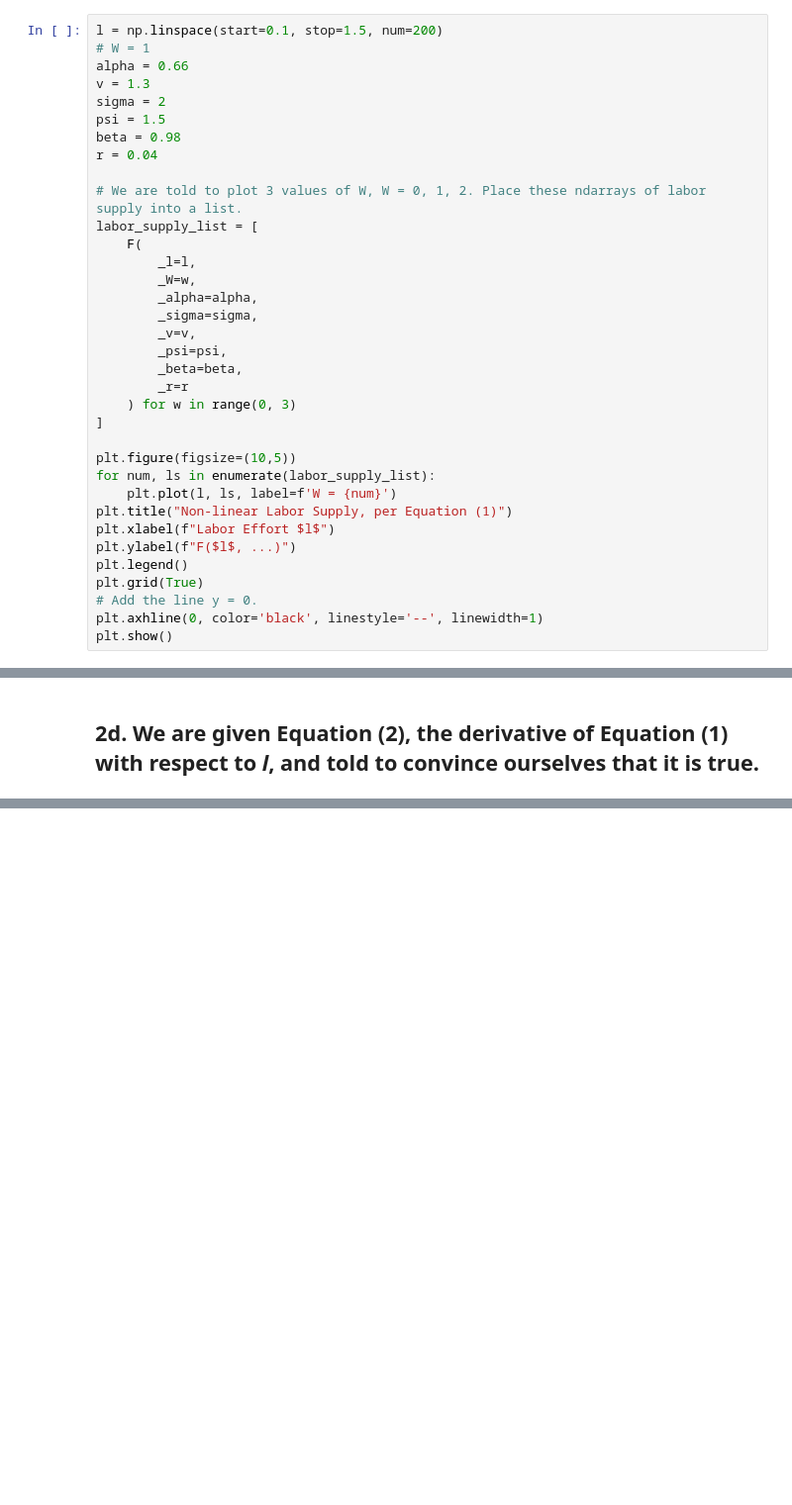
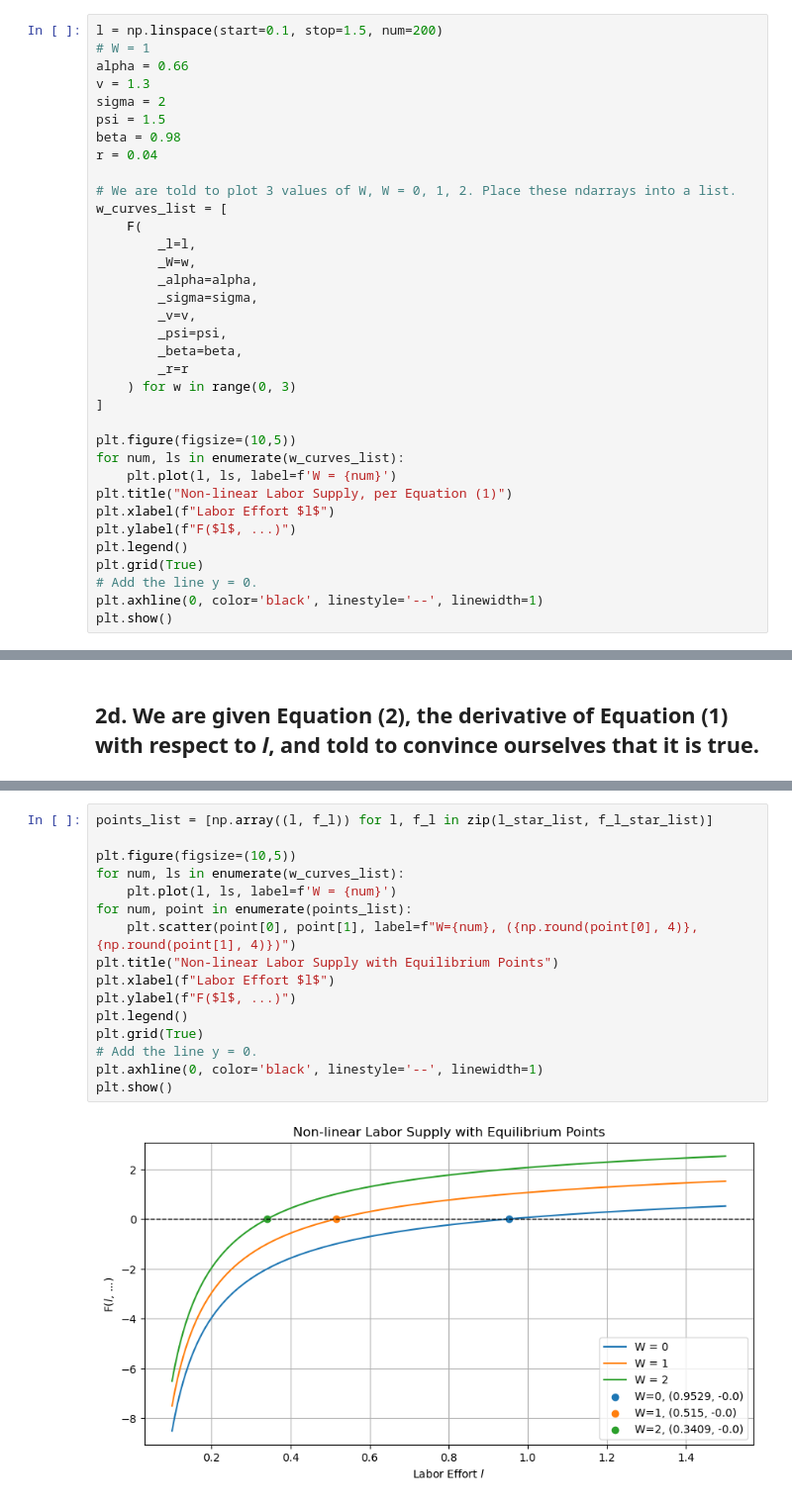
Before and after one commit to Vazquez-Michael-V/560_homework, a Jupyter notebook: econ_560_exam_1.ipynb, the cells around one changed output, grey strips where cells are left out. Shown at 99% size. Saved outputs shown, nothing was run; the diff lists cells and outputs as text; blank space fills up the shorter version.

```diff
--- a/econ_560_exam_1.ipynb
+++ b/econ_560_exam_1.ipynb
@@ -262,8 +262,8 @@ psi = 1.5
 beta = 0.98
 r = 0.04
 
-# We are told to plot 3 values of W, W = 0, 1, 2. Place these ndarrays of labor supply into a list.
-labor_supply_list = [
+# We are told to plot 3 values of W, W = 0, 1, 2. Place these ndarrays into a list.
+w_curves_list = [
     F(
         _l=l,
         _W=w,
@@ -277,7 +277,7 @@ labor_supply_list = [
 ]
 
 plt.figure(figsize=(10,5))
-for num, ls in enumerate(labor_supply_list):
+for num, ls in enumerate(w_curves_list):
     plt.plot(l, ls, label=f'W = {num}')
 plt.title("Non-linear Labor Supply, per Equation (1)")
 plt.xlabel(f"Labor Effort $l$")
@@ -299,0 +460,18 @@ plt.show()
+# %%
+points_list = [np.array((l, f_l)) for l, f_l in zip(l_star_list, f_l_star_list)]
+
+plt.figure(figsize=(10,5))
+for num, ls in enumerate(w_curves_list):
+    plt.plot(l, ls, label=f'W = {num}')
+for num, point in enumerate(points_list):
+    plt.scatter(point[0], point[1], label=f"W={num}, ({np.round(point[0], 4)}, {np.round(point[1], 4)})")
+plt.title("Non-linear Labor Supply with Equilibrium Points")
+plt.xlabel(f"Labor Effort $l$")
+plt.ylabel(f"F($l$, ...)")
+plt.legend()
+plt.grid(True)
+# Add the line y = 0.
+plt.axhline(0, color='black', linestyle='--', linewidth=1)
+plt.show()
+# %% [output]
+[figure, added]
```
Also changed, not shown: parts of 15 cells of this notebook.
